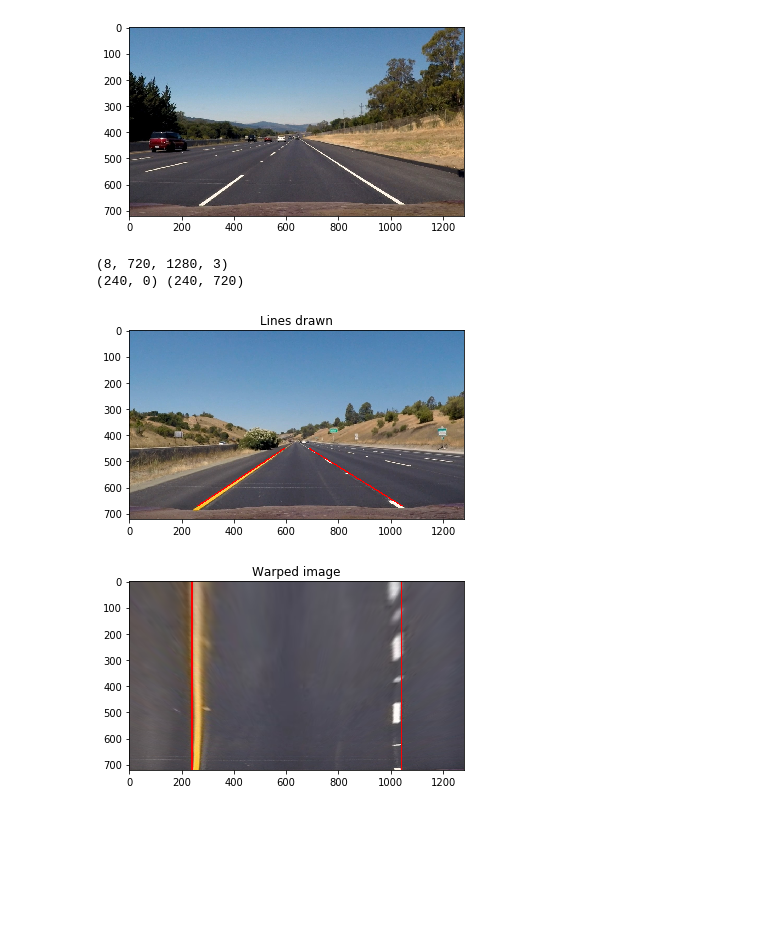
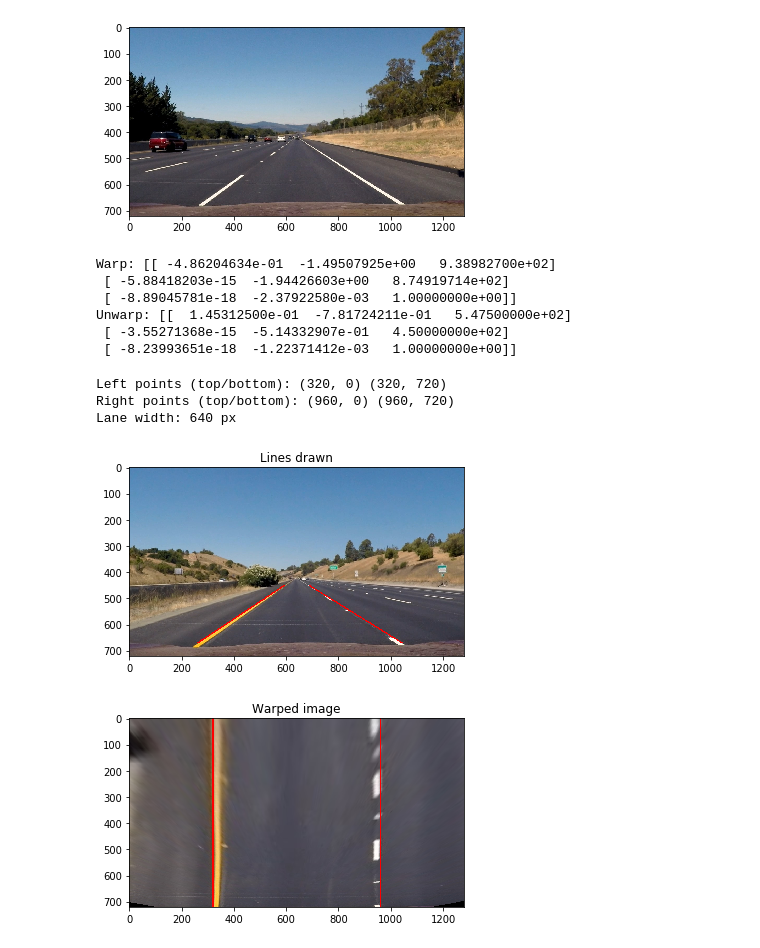
Before and after one commit to bespoke-code/CarND-P4-Advanced-Lane-Finding, a Jupyter notebook: filters.ipynb, the cells around one changed output. Saved outputs shown, nothing was run; the diff lists cells and outputs as text; code cells hidden in the pictures; blank space fills up the shorter version.

```diff
--- a/filters.ipynb
+++ b/filters.ipynb
@@ -13,9 +15,9 @@ plt.show()
 # %% [output]
 [figure]
 # %%
-camera_matrix = [[  1.15777930e+03,   0.00000000e+00,   6.67111054e+02],
- [  0.00000000e+00,   1.15282291e+03,   3.86128937e+02],
- [  0.00000000e+00,  0.00000000e+00 ,  1.00000000e+00]]
+camera_matrix = [[1.15777930e+03, 0.00000000e+00, 6.67111054e+02],
+ [0.00000000e+00, 1.15282291e+03, 3.86128937e+02],
+ [0.00000000e+00, 0.00000000e+00, 1.00000000e+00]]
 
 dist_coeffs = [[-0.24688775, -0.02373134, -0.00109842, 0.00035108, -0.00258569]]
 
@@ -29,10 +31,10 @@ def perspective_warp():
     bottom_right = [1044, 670] #[15/16*width, 9/10*height]
     src_points = np.float32([top_left, top_right, bottom_left, bottom_right])
     dst_points = np.float32([
-        [3/16*width, 0/10*height], # top left
-        [13/16*width, 0/10*height], # top right
-        [3/16*width, 10/10*height], # bottom left
-        [13/16*width, 10/10*height]  # bottom right
+        [4/16*width, 0/10*height], # top left
+        [12/16*width, 0/10*height], # top right
+        [4/16*width, 10/10*height], # bottom left
+        [12/16*width, 10/10*height]  # bottom right
     ])
     warp_matrix = cv2.getPerspectiveTransform(src_points, dst_points)
     unwarp_matrix = cv2.getPerspectiveTransform(dst_points, src_points)
@@ -45,45 +47,82 @@ def warp_image(image, warp_matrix):
     warped_image = cv2.warpPerspective(image, warp_matrix, (width, height))
     return warped_image
 
-
+#######################################################################
 warp_matrix, unwarp_matrix = perspective_warp()
+print ('Warp:',warp_matrix)
+print('Unwarp:', unwarp_matrix)
+# %% [output]
+Warp: [[ -4.86204634e-01  -1.49507925e+00   9.38982700e+02]
+ [ -5.88418203e-15  -1.94426603e+00   8.74919714e+02]
+ [ -8.89045781e-18  -2.37922580e-03   1.00000000e+00]]
+Unwarp: [[  1.45312500e-01  -7.81724211e-01   5.47500000e+02]
+ [ -3.55271368e-15  -5.14332907e-01   4.50000000e+02]
+ [ -8.23993651e-18  -1.22371412e-03   1.00000000e+00]]
 # %%
+def showImage(image, title='Photo'):
+    plt.imshow(image)
+    plt.title(title)
+    plt.show()
+
+
+def showGrayImage(image, title='Photo'):
+    plt.imshow(image, cmap='gray')
+    plt.title(title)
+    plt.show()
+
+
+def showChannels(image):
+    fig, axs = plt.subplots(nrows=1, ncols=3, figsize=(15,5))
+
+    for c, ax in zip(range(3), axs):
+        tmp_img = np.zeros(image.shape, dtype="uint8")
+        tmp_img[:,:,c] = image[:,:,c]
+        tmp_img = cv2.cvtColor(tmp_img, cv2.COLOR_RGB2GRAY)
+        ax.imshow(tmp_img, cmap='gray')
+        ax.set_axis_off()
+    plt.show()
+
+
+#######################################################################
 X_images = []
 
 for image_path in test_images_paths:
     image = plt.imread(image_path)
     #print(image.shape)
     X_images.append(image)
 
 X_images = np.array(X_images)
-print(X_images.shape)
+#print(X_images.shape)
 
 top_left =(594, 450) # [520, 500] # [7/16*width, 6/10*height]
 top_right = (687, 450)#[768, 500] # [9/16*width, 6/10*height]
 bottom_left = (262, 670) # [1/16*width, 9/10*height]
 bottom_right = (1044, 670) #[15/16*width, 9/10*height]
 
 width = X_images[0].shape[1]
 height = X_images[0].shape[0]
-top_left_warped = (int(3/16*width), int(0/10*height)) # top left
-top_right_warped = (int(13/16*width), int(0/10*height)) # top right
-bottom_left_warped = (int(3/16*width), int(10/10*height))# bottom left
-bottom_right_warped = (int(13/16*width), int(10/10*height))# bottom right
+top_left_warped = (int(4/16*width), int(0/10*height)) # top left
+top_right_warped = (int(12/16*width), int(0/10*height)) # top right
+bottom_left_warped = (int(4/16*width), int(10/10*height))# bottom left
+bottom_right_warped = (int(12/16*width), int(10/10*height))# bottom right
 
-print(top_left_warped, bottom_left_warped)
+print('Left points (top/bottom):', top_left_warped, bottom_left_warped)
+print('Right points (top/bottom):', top_right_warped, bottom_right_warped)
+print('Lane width:', abs(bottom_left_warped[0] - bottom_right_warped[0]), 'px')
 
 lines_image = np.copy(X_images[1])
 warped_image = np.copy(warp_image(lines_image, warp_matrix))
 
 lines_image = cv2.line(lines_image, top_left, bottom_left, (255,0,0), 3)
 lines_image = cv2.line(lines_image, top_right, bottom_right, (255,0,0), 3)
 warped_image = cv2.line(warped_image, top_left_warped, bottom_left_warped, (255,0,0), 3)
 warped_image = cv2.line(warped_image, top_right_warped, bottom_right_warped, (255,0,0), 3)
 
 showImage(lines_image, 'Lines drawn')
 showImage(warped_image, 'Warped image')
 # %% [output]
-(8, 720, 1280, 3)
-(240, 0) (240, 720)
+Left points (top/bottom): (320, 0) (320, 720)
+Right points (top/bottom): (960, 0) (960, 720)
+Lane width: 640 px
 [figure]
-[figure, old version]
+[figure, new version]
```
Also changed, not shown: parts of 8 cells of this notebook, 12 other files.
